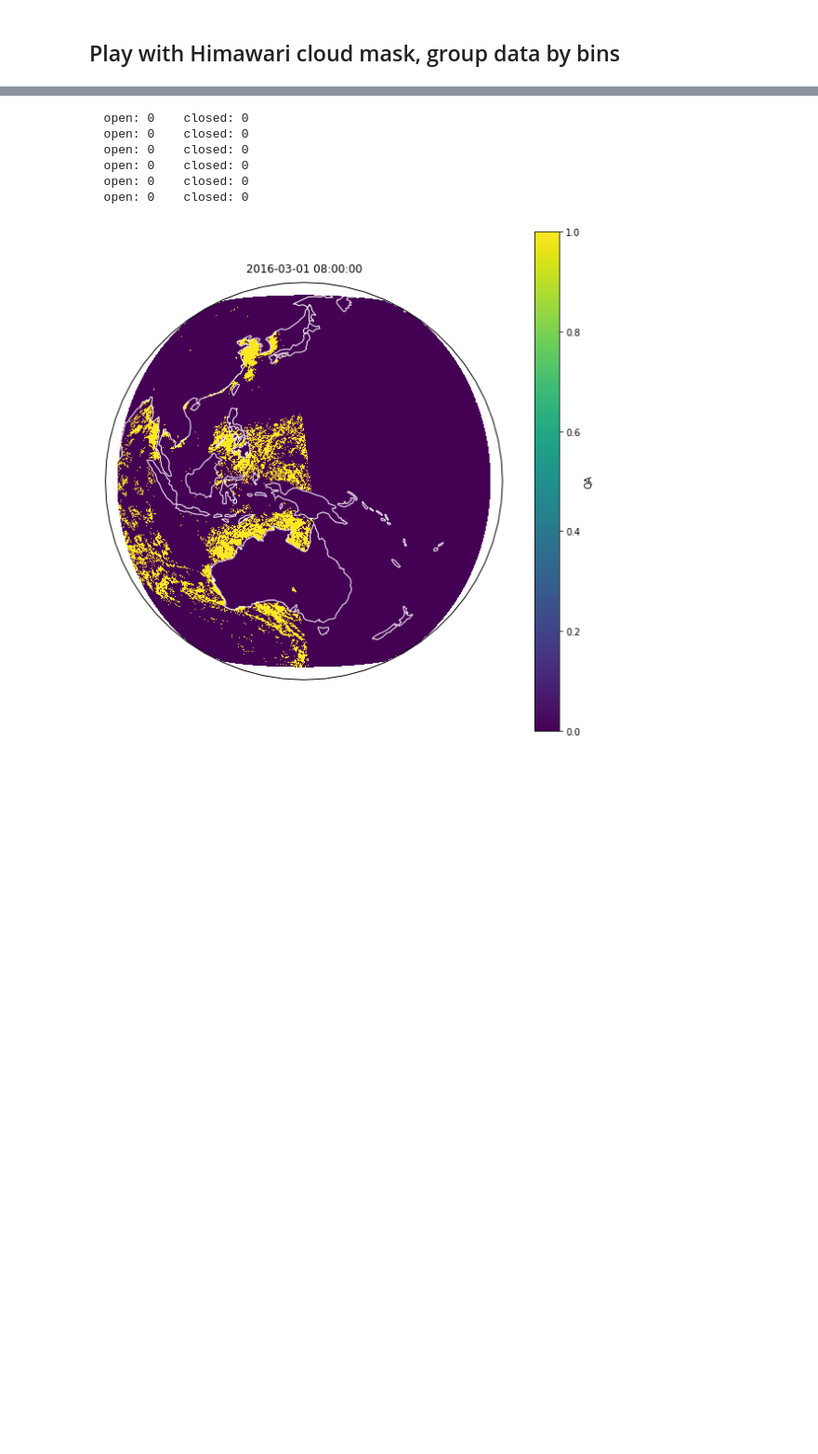
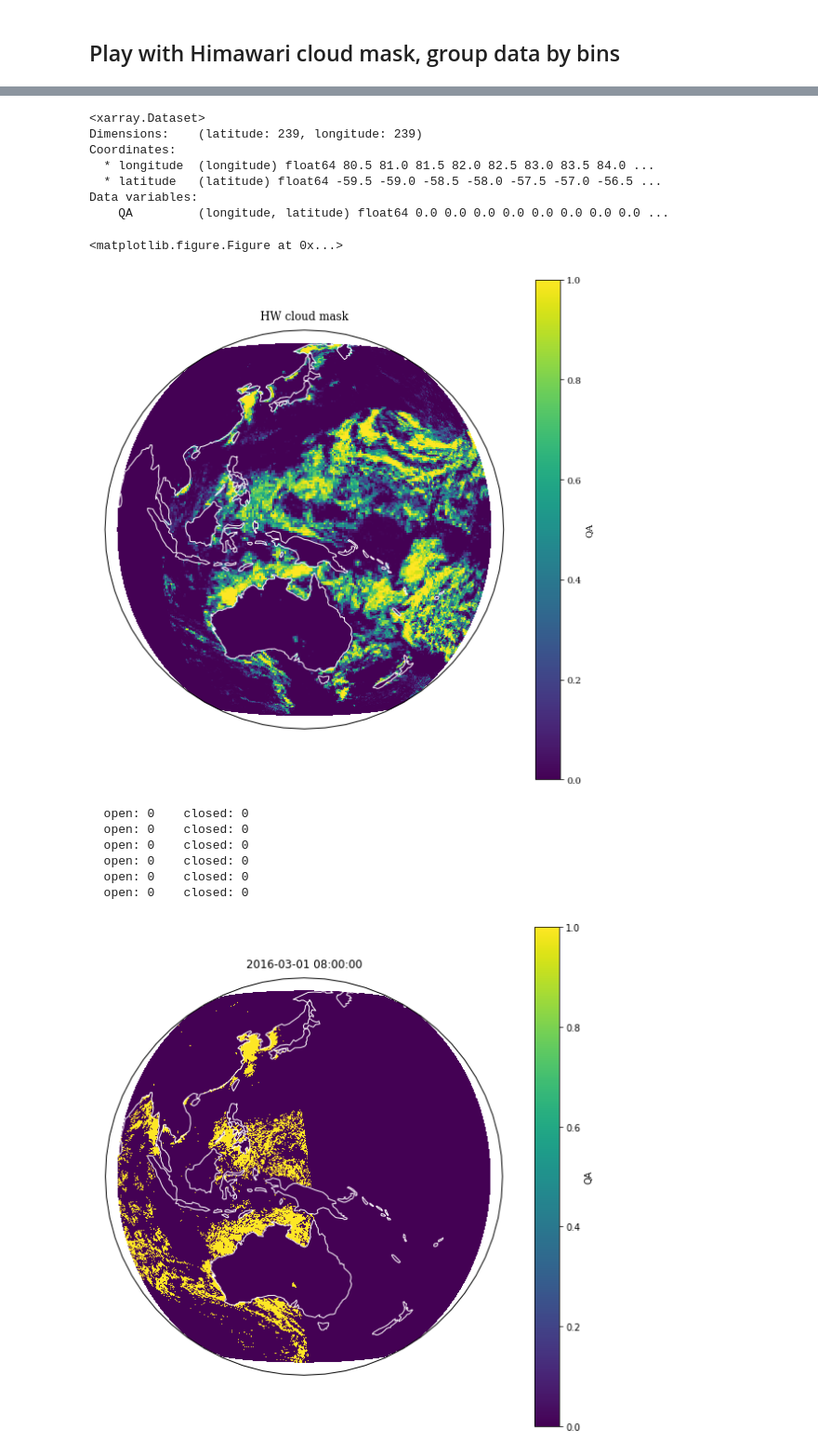
Before and after one commit to apatlpo/iwave_sst, a Jupyter notebook: hw/hw_cloudmask_agglo.ipynb, the cells around one changed output, grey strips where cells are left out. Shown at 93% size. Cells and saved outputs as stored; diff of their text form; code cells hidden in the pictures; blank space fills up the shorter version.

```diff
--- a/hw/hw_cloudmask_agglo.ipynb
+++ b/hw/hw_cloudmask_agglo.ipynb
@@ -303,0 +76,22 @@ def process(i,f):
+# %%
+# with dask
+
+# 2D bins
+dl = 0.5
+#mask['longitude'].max().values
+#
+cmask = coarsen(fmask, dl, chunks)
+print cmask
+
+#
+plot_mask(cmask['QA'],colorbar=True)
+# %% [output]
+<xarray.Dataset>
+Dimensions:    (latitude: 239, longitude: 239)
+Coordinates:
+  * longitude  (longitude) float64 80.5 81.0 81.5 82.0 82.5 83.0 83.5 84.0 ...
+  * latitude   (latitude) float64 -59.5 -59.0 -58.5 -58.0 -57.5 -57.0 -56.5 ...
+Data variables:
+    QA         (longitude, latitude) float64 0.0 0.0 0.0 0.0 0.0 0.0 0.0 0.0 ...
+<matplotlib.figure.Figure at 0x...>
+[figure, added]
```
Also changed, not shown: parts of 8 cells of this notebook, 2 other files.
